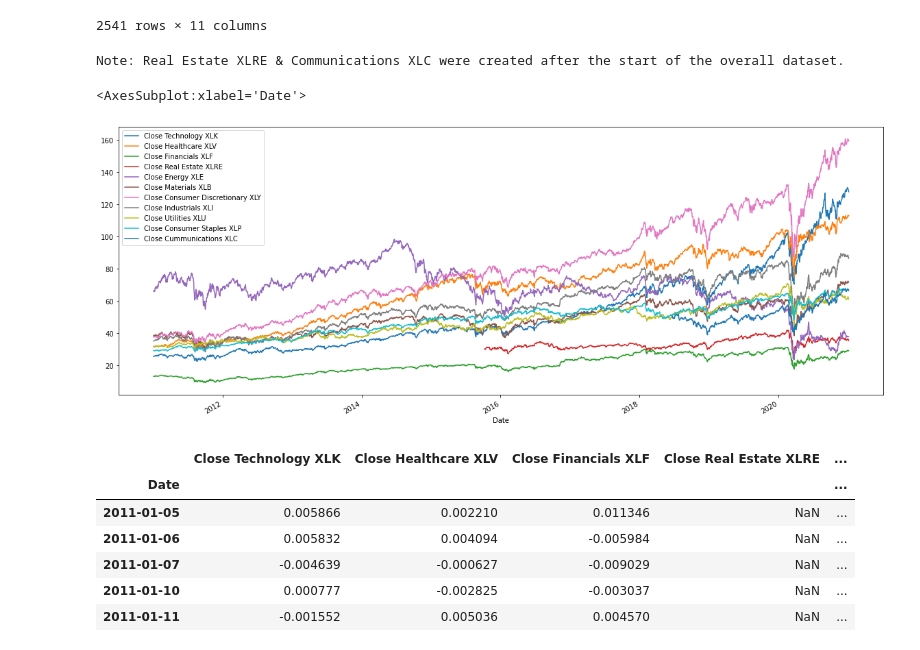
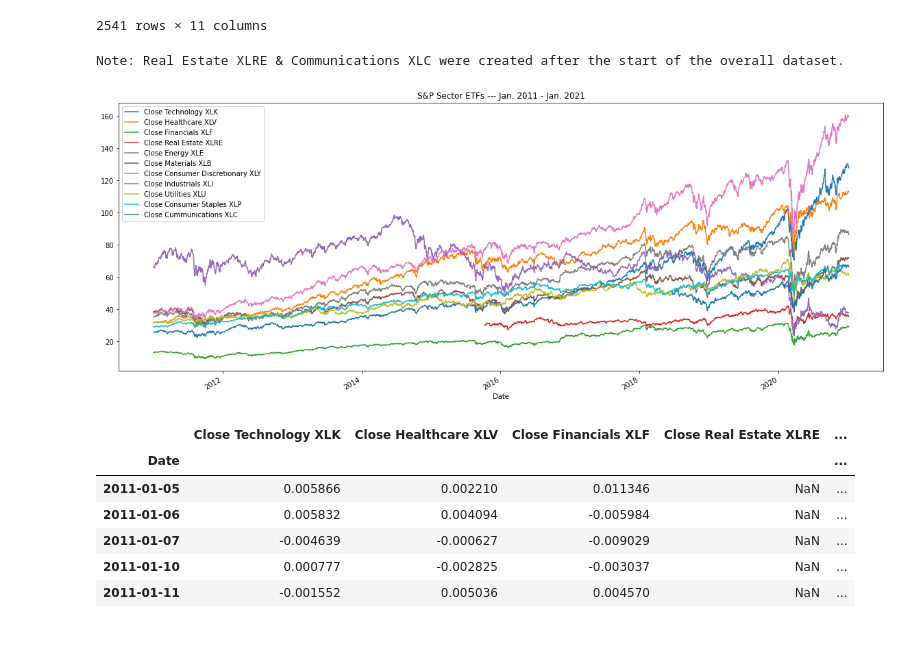
Before and after one commit to dodobirb/Project_2_ETF_Lex_RoboAdvisor, a Jupyter notebook: etfs_imports.ipynb, the cells around one changed output. Cells and saved outputs as stored; diff of their text form; code cells hidden in the pictures.

```diff
--- a/etfs_imports.ipynb
+++ b/etfs_imports.ipynb
@@ -258,12 +262,12 @@ spdr_etfs_df
 | 2021-01-04 | 127.90 | 112.95 | 29.08 | 35.38 | ... |
 2541 rows × 11 columns
 # %%
+spdr_etfs_df.plot(figsize=(20, 8), title="S&P Sector ETFs --- Jan. 2011 - Jan. 2021")
+
 print("Note: Real Estate XLRE & Communications XLC were created after the start of the overall dataset.")
-spdr_etfs_df.plot(figsize=(20, 8))
 # %% [output]
 Note: Real Estate XLRE & Communications XLC were created after the start of the overall dataset.
-<AxesSubplot:xlabel='Date'>
-[figure, old version]
+[figure, new version]
 # %%
 daily_returns_spdr_etfs = spdr_etfs_df.pct_change().drop('2011-01-04')
 
```
Also changed, not shown: parts of 15 cells of this notebook.
